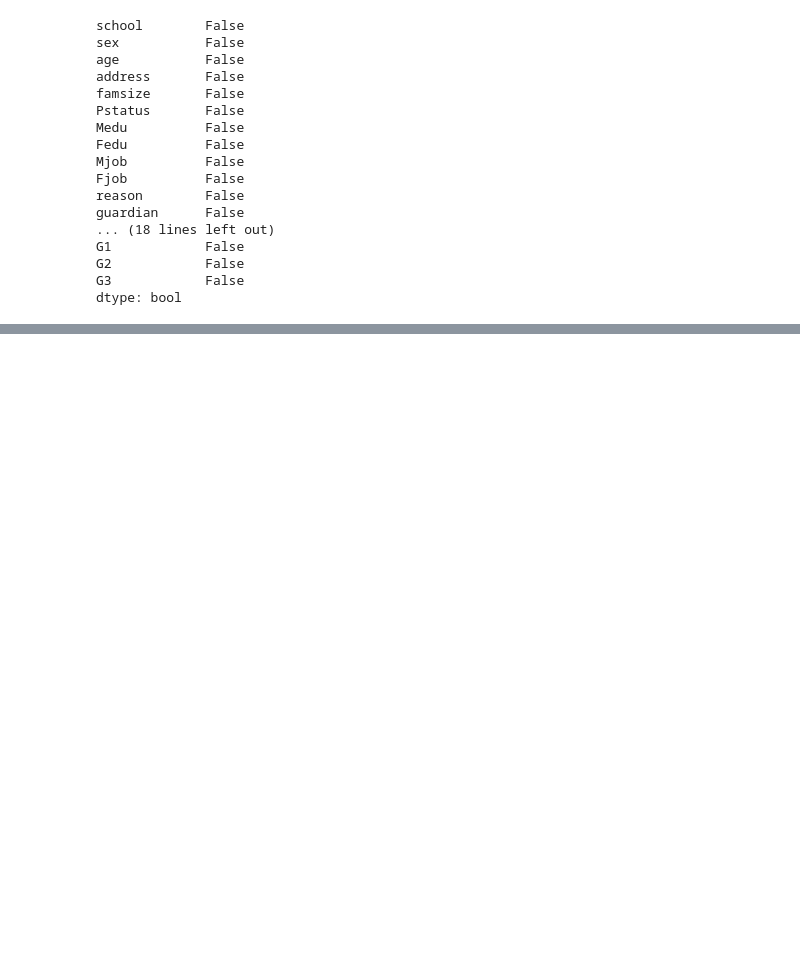
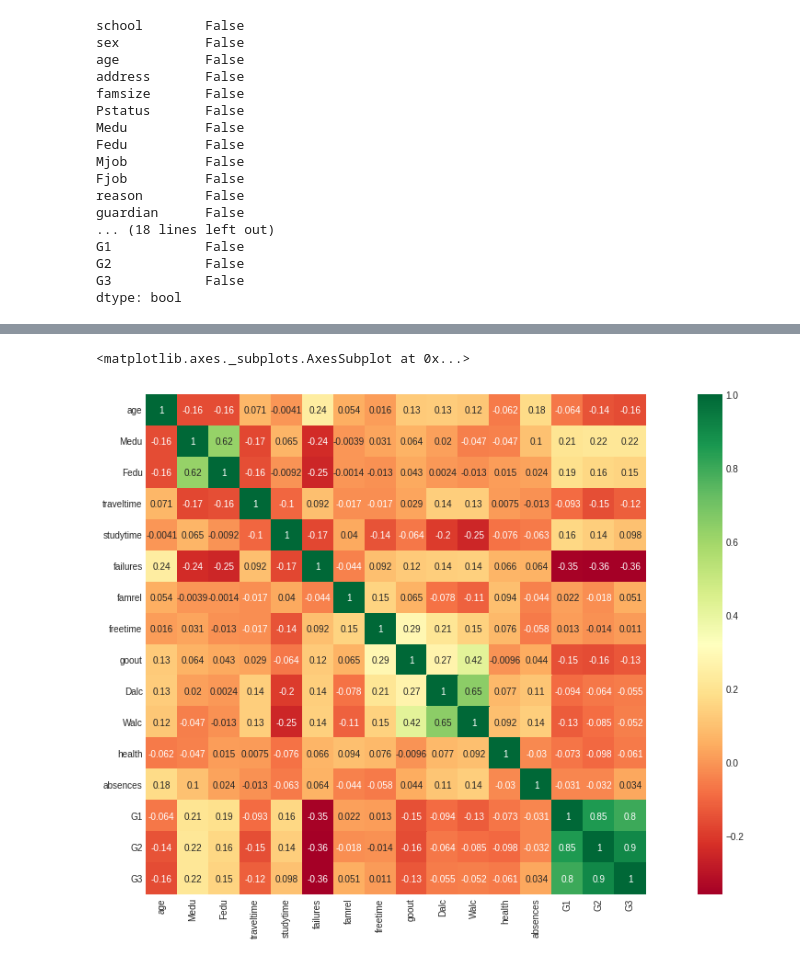
Before and after one commit to rebeccadimatteo/ExplainableAI, a Jupyter notebook: IngegnerizzazioneDatiConsumoAlcolStudentiMatematica.ipynb, the cells around one changed output, grey strips where cells are left out. Saved outputs shown, nothing was run; the diff lists cells and outputs as text; code cells hidden in the pictures; blank space fills up the shorter version.

```diff
--- a/IngegnerizzazioneDatiConsumoAlcolStudentiMatematica.ipynb
+++ b/IngegnerizzazioneDatiConsumoAlcolStudentiMatematica.ipynb
@@ -82,0 +101,6 @@ NameError: ignored
+# %%
+#correlazione tra le variabili
+sb.heatmap(df.corr(), annot=True, cmap="RdYlGn", square=True)
+# %% [output]
+<matplotlib.axes._subplots.AxesSubplot at 0x...>
+[figure, added]
```
Also changed, not shown: parts of 4 cells of this notebook.
